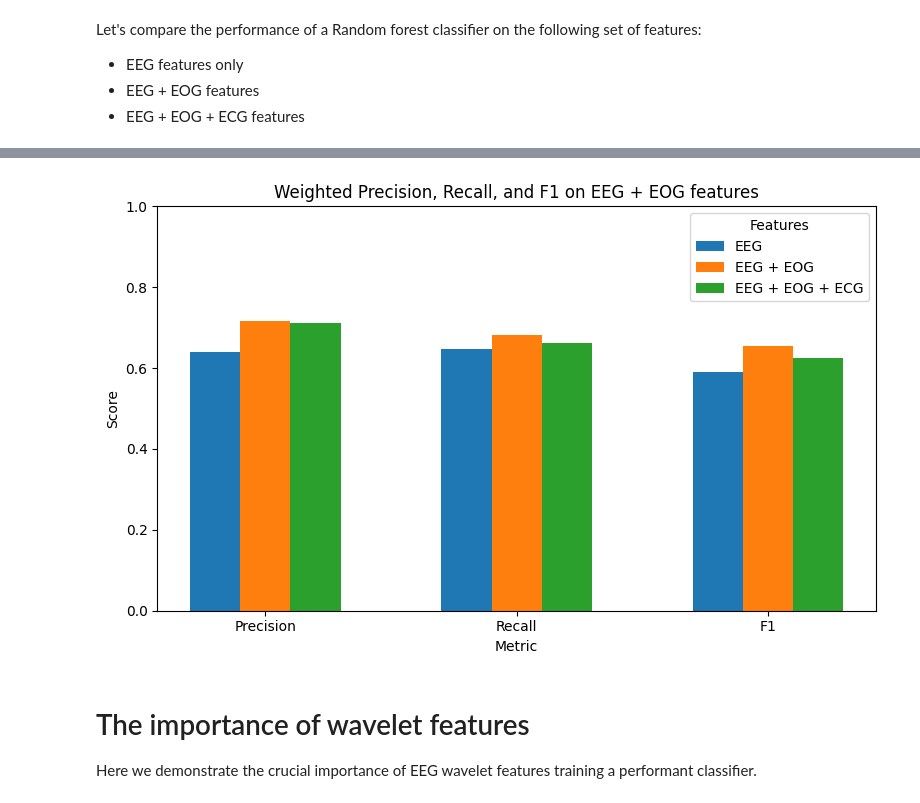
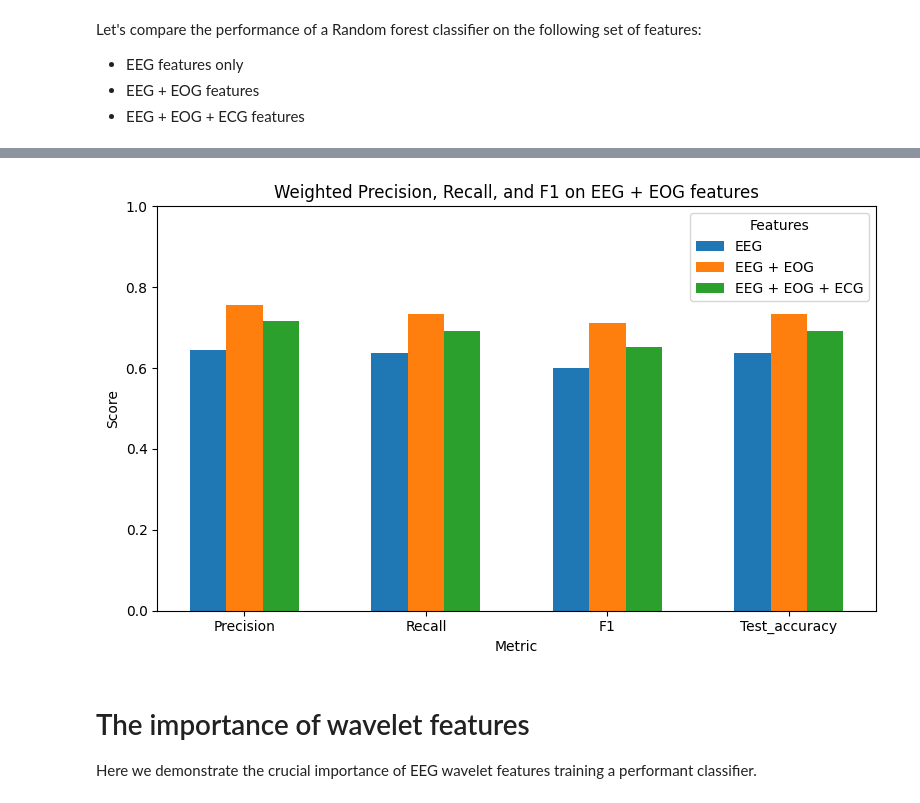
Before and after one commit to markus-marandi/signal-processing-CM2013-ss, a Jupyter notebook: notebooks/Iterative improvements.ipynb, the cells around one changed output, grey strips where cells are left out. Drawn from its saved outputs; the diff is of its cells as text; code cells hidden in the pictures.

Commit message:
File corresponding to the figures in the report

```diff
--- a/notebooks/Iterative improvements.ipynb
+++ b/notebooks/Iterative improvements.ipynb
@@ -9,6 +9,7 @@ import seaborn as sns
 # %%
 # Load the dataframe with all the features we have been able the extract
 df_raw = pd.read_csv("all_features.csv")
+df_no_AR = pd.read_csv("all_features_no_artifact_removal.csv")
 # %% [markdown]
 # Iterative improvements
 
@@ -22,13 +23,13 @@ Let's compare the performance of a Random forest classifier on the following set
 - EEG + EOG + ECG features
 # %%
 # Load create the dataframes decribed above
-EEG_col = [col for col in df_raw.columns if 'EEG' in col]
-EOG_col = [col for col in df_raw.columns if 'EOG' in col]
-ECG_col = [col for col in df_raw.columns if 'ECG' in col]
+EEG_col = [col for col in df_no_AR.columns if 'EEG' in col]
+EOG_col = [col for col in df_no_AR.columns if 'EOG' in col]
+ECG_col = [col for col in df_no_AR.columns if 'ECG' in col]
 
-df1 = df_raw.drop(columns=EOG_col + ECG_col)    # Contains only  EEG
-df2 = df_raw.drop(columns=ECG_col )             # Contains EEG & EOG
-df3 = df_raw                                    # Contains features from EEG, EOG & ECG
+df1 = df_no_AR.drop(columns=EOG_col + ECG_col)    # Contains only  EEG
+df2 = df_no_AR.drop(columns=ECG_col )             # Contains EEG & EOG
+df3 = df_no_AR                                    # Contains features from EEG, EOG & ECG
 
 df_list = [df1,df2,df3]
 name_list = ['EEG','EEG + EOG', 'EEG + EOG + ECG']
@@ -40,6 +41,7 @@ label_col = 'label'
 
 label_list ={}
 results_list = {}
+accuracy_list ={}
 for i, df in enumerate(df_list):
     # Separate out IDs and target
     ids    = df[id_cols]
@@ -91,6 +93,8 @@ for i, df in enumerate(df_list):
 
     print("\n=== Classification Report ===")
     print(classification_report(y_test, y_pred_rf))
+    print(f"Accuracy: {accuracy_score(y_test, y_pred_rf):.4f}")
+    accuracy_list[name_list[i]] = accuracy_score(y_test, y_pred_rf)
 
     cm = confusion_matrix(y_test, y_pred_rf)
     plt.figure(figsize=(6,5))
@@ -166,36 +176,37 @@ weighted avg       0.71      0.66      0.63      1755
 # 1) Compute weighted metrics for each model
 model_preds = results_list
 
-metrics = ['precision', 'recall', 'f1']
+metrics = ['precision', 'recall', 'f1', 'test_accuracy']
 results = {}
 for name, preds in model_preds.items():
     results[name] = [
         precision_score(label_list[name], preds, average='weighted'),
         recall_score(   label_list[name], preds, average='weighted'),
         f1_score(       label_list[name], preds, average='weighted'),
+        accuracy_list[name]
     ]
 
 # 2) Prepare for plotting
 labels = [m.capitalize() for m in metrics]
 x = np.arange(len(labels))
 width = 0.2  # width of each bar
 
 # 3) Create grouped bar chart
 plt.figure(figsize=(8, 5))
 for i, (df, scores) in enumerate(results.items()):
     plt.bar(x + (i - 1)*width, scores, width, label=df)
 
 # 4) Labels and legend
 plt.xticks(x, labels)
 plt.ylim(0, 1)
 plt.xlabel('Metric')
 plt.ylabel('Score')
 plt.title('Weighted Precision, Recall, and F1 on EEG + EOG features')
 plt.legend(title='Features')
 plt.tight_layout()
 plt.show()
 # %% [output]
-[figure, old version]
+[figure, new version]
 # %% [markdown]
 # The importance of wavelet features
 Here we demonstrate the crucial importance of EEG wavelet features training a performant classifier.
```
Also changed, not shown: parts of 26 cells of this notebook.
